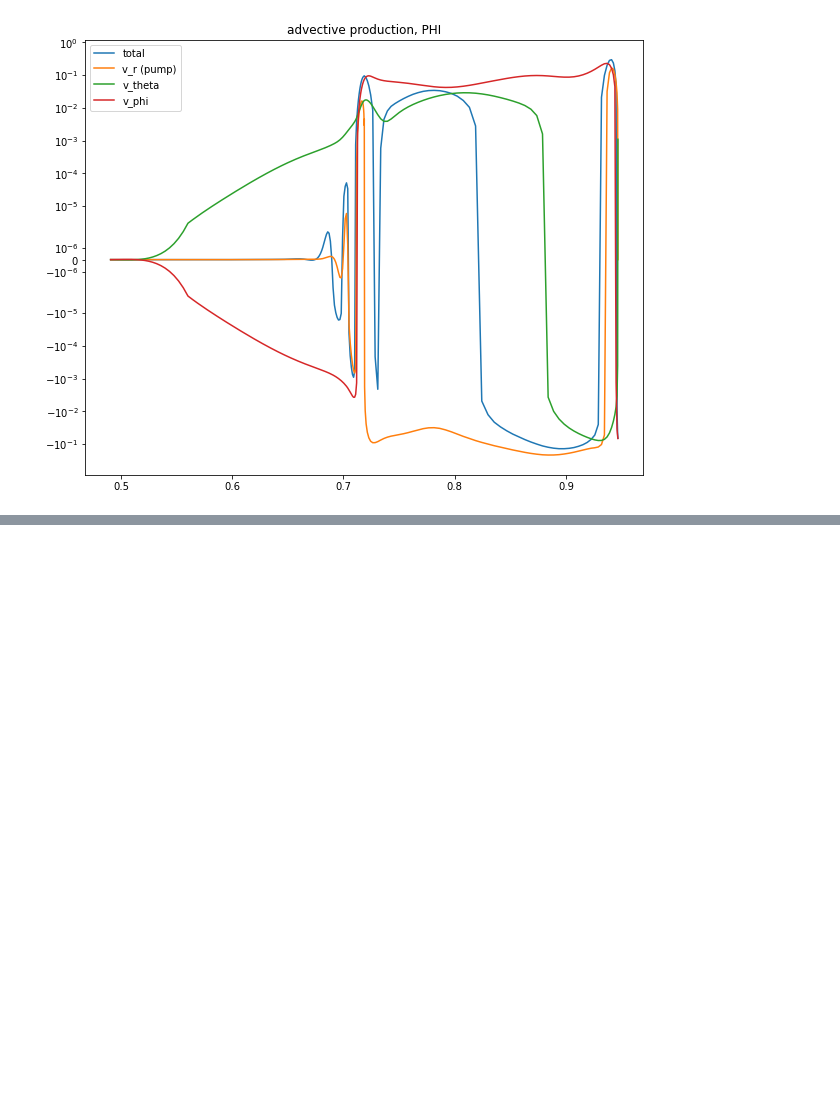
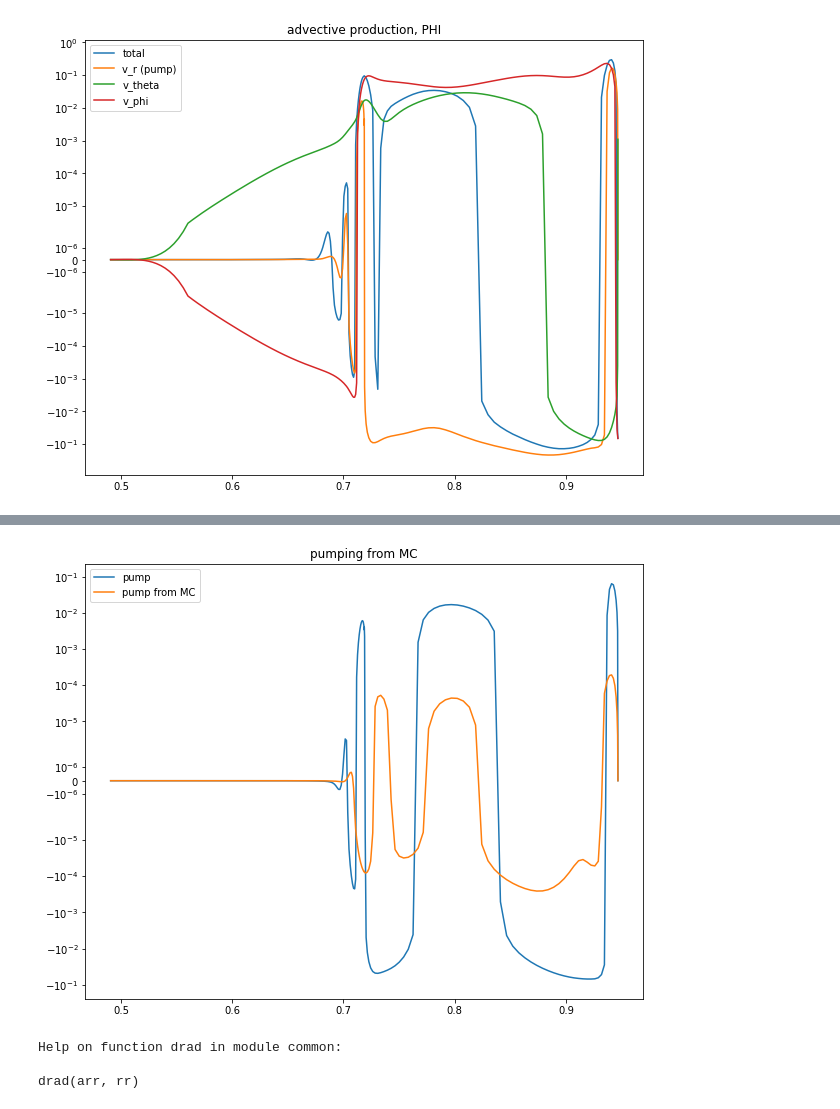
Before and after one commit to illorenzo7/Tacho_Letter_Plots_Part2, a Jupyter notebook: 00_meprod.ipynb, the cells around one changed output, grey strips where cells are left out. Drawn from its saved outputs; the diff is of its cells as text; code cells hidden in the pictures; blank space fills up the shorter version.

```diff
--- a/00_meprod.ipynb
+++ b/00_meprod.ipynb
@@ -485,0 +481,16 @@ plt.plot(rr, pump_mc_shav)
+# %%
+plt.figure(figsize=(10,8))
+plt.title("pumping from MC")
+
+plt.plot(rr, indt_adv1, label='pump')
+plt.plot(rr, pump_mc_shav, label='pump from MC')
+plt.legend()
+plt.yscale('symlog', linthresh=linthresh)
+# %% [output]
+[figure, added]
+# %%
+help(drad)
+# %% [output]
+Help on function drad in module common:
+
+drad(arr, rr)
```
Also changed, not shown: parts of 18 cells of this notebook.
